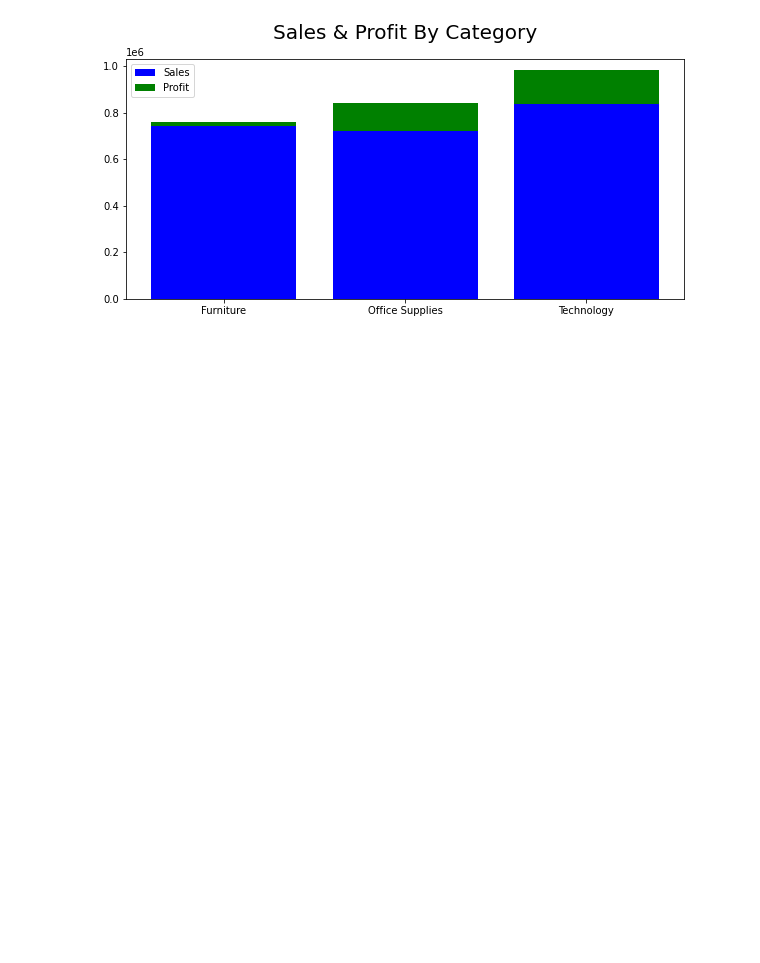
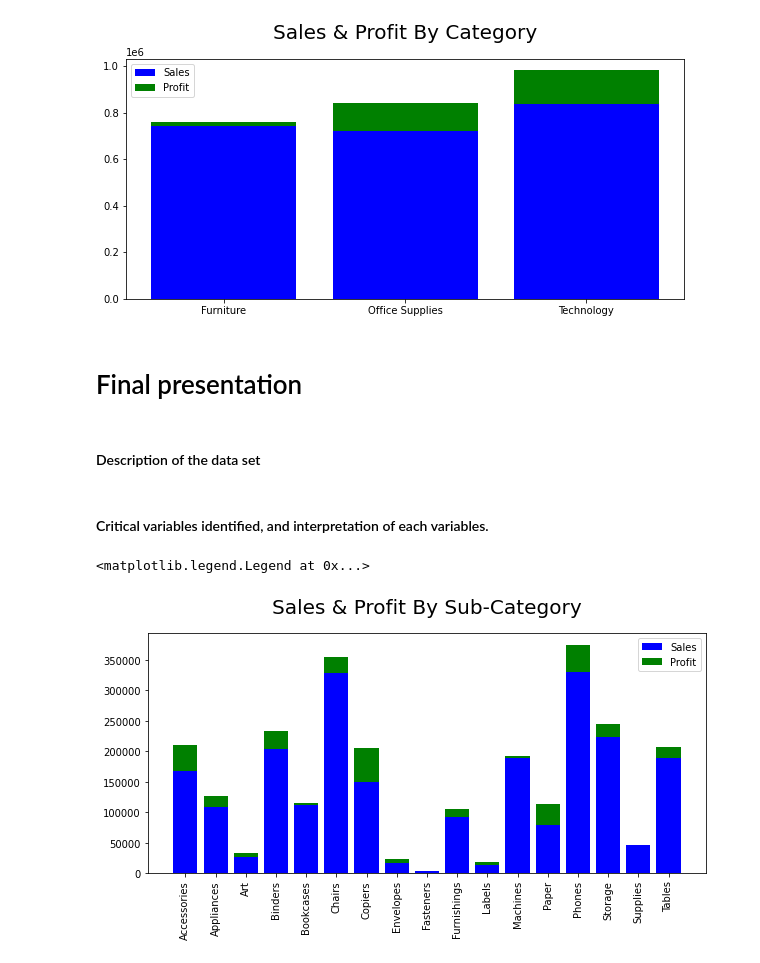
Before and after one commit to Caavalos/DMEGADE3, a Jupyter notebook: MidTerm.ipynb, the cells around one changed output. Saved outputs shown, nothing was run; the diff lists cells and outputs as text; code cells hidden in the pictures; blank space fills up the shorter version.

```diff
--- a/MidTerm.ipynb
+++ b/MidTerm.ipynb
@@ -149,3 +149,7 @@ plt.legend(['Sales','Profit'])
 # it shwoed the following, 'utf-8' codec can't decode byte 0xff in position 0: invalid start byte in python.
 # so i had to type the encoding latin1, ive google it and showed that typing this will help me to delete the error.
 # since the latin1 is known for interpreting basically every character.
+# %% [markdown]
+# Final presentation
+# %% [markdown]
+#### Description of the data set
@@ -151,0 +166,15 @@ plt.legend(['Sales','Profit'])
+# %% [markdown]
+#### Critical variables identified, and interpretation of each variables.
+# %%
+df_stackb = df[['Sub-Category','Sales','Profit']]
+df_stackb = df_stackb.groupby(['Sub-Category']).sum().reset_index()
+plt.figure(figsize=[10,15])
+plt.subplot(3,1,1)
+plt.bar(x=df_stackb['Sub-Category'], height=df_stackb['Sales'], color='blue')
+plt.bar(x=df_stackb['Sub-Category'], height=df_stackb['Profit'], bottom=df_stackb['Sales'], color='green')
+plt.xticks(rotation=90)
+plt.title("Sales & Profit By Sub-Category", size=20, pad=20)
+plt.legend(['Sales','Profit'])
+# %% [output]
+<matplotlib.legend.Legend at 0x...>
+[figure, added]
```
Also changed, not shown: parts of 12 cells of this notebook.
